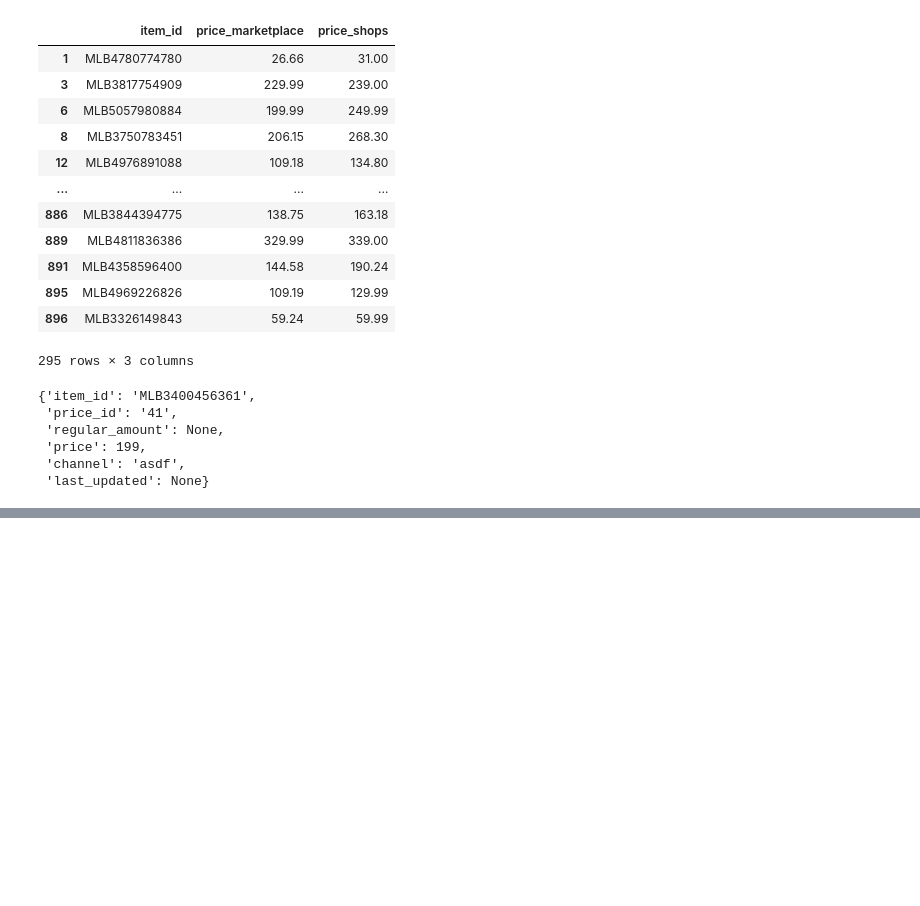
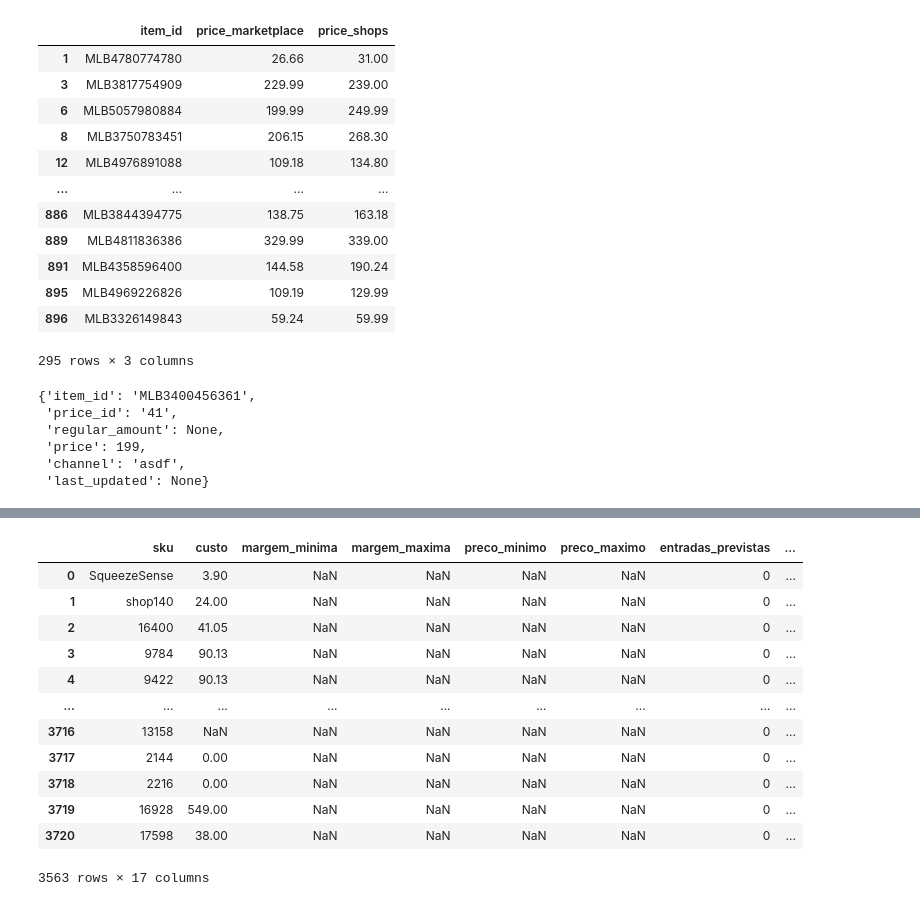
Before and after one commit to GLM-Inteligencia/pipeline_datalake, a Jupyter notebook: tests__.ipynb, the cells around one changed output, grey strips where cells are left out. Cells and saved outputs as stored; diff of their text form; code cells hidden in the pictures; blank space fills up the shorter version.

```diff
--- a/tests__.ipynb
+++ b/tests__.ipynb
@@ -1480,0 +1606,6 @@ def process_prices(json, channel):
+# %%
+args = {"file_type":"sku_data",
+        "store_identifier":"gw shop",
+        "seller_id":"569119547"}
+
+store_import_data(args)
@@ -1480,0 +1709,16 @@ def process_prices(json, channel):
+# %%
+df
+# %% [output]
+|  | sku | custo | margem_minima | margem_maxima | preco_minimo | preco_maximo | entradas_previstas | ... |
+| 0 | SqueezeSense | 3.90 | NaN | NaN | NaN | NaN | 0 | ... |
+| 1 | shop140 | 24.00 | NaN | NaN | NaN | NaN | 0 | ... |
+| 2 | 16400 | 41.05 | NaN | NaN | NaN | NaN | 0 | ... |
+| 3 | 9784 | 90.13 | NaN | NaN | NaN | NaN | 0 | ... |
+| 4 | 9422 | 90.13 | NaN | NaN | NaN | NaN | 0 | ... |
+| ... | ... | ... | ... | ... | ... | ... | ... | ... |
+| 3716 | 13158 | NaN | NaN | NaN | NaN | NaN | 0 | ... |
+| 3717 | 2144 | 0.00 | NaN | NaN | NaN | NaN | 0 | ... |
+| 3718 | 2216 | 0.00 | NaN | NaN | NaN | NaN | 0 | ... |
+| 3719 | 16928 | 549.00 | NaN | NaN | NaN | NaN | 0 | ... |
+| 3720 | 17598 | 38.00 | NaN | NaN | NaN | NaN | 0 | ... |
+3563 rows × 17 columns
```
Also changed, not shown: parts of 4 cells of this notebook, 2 other files.
